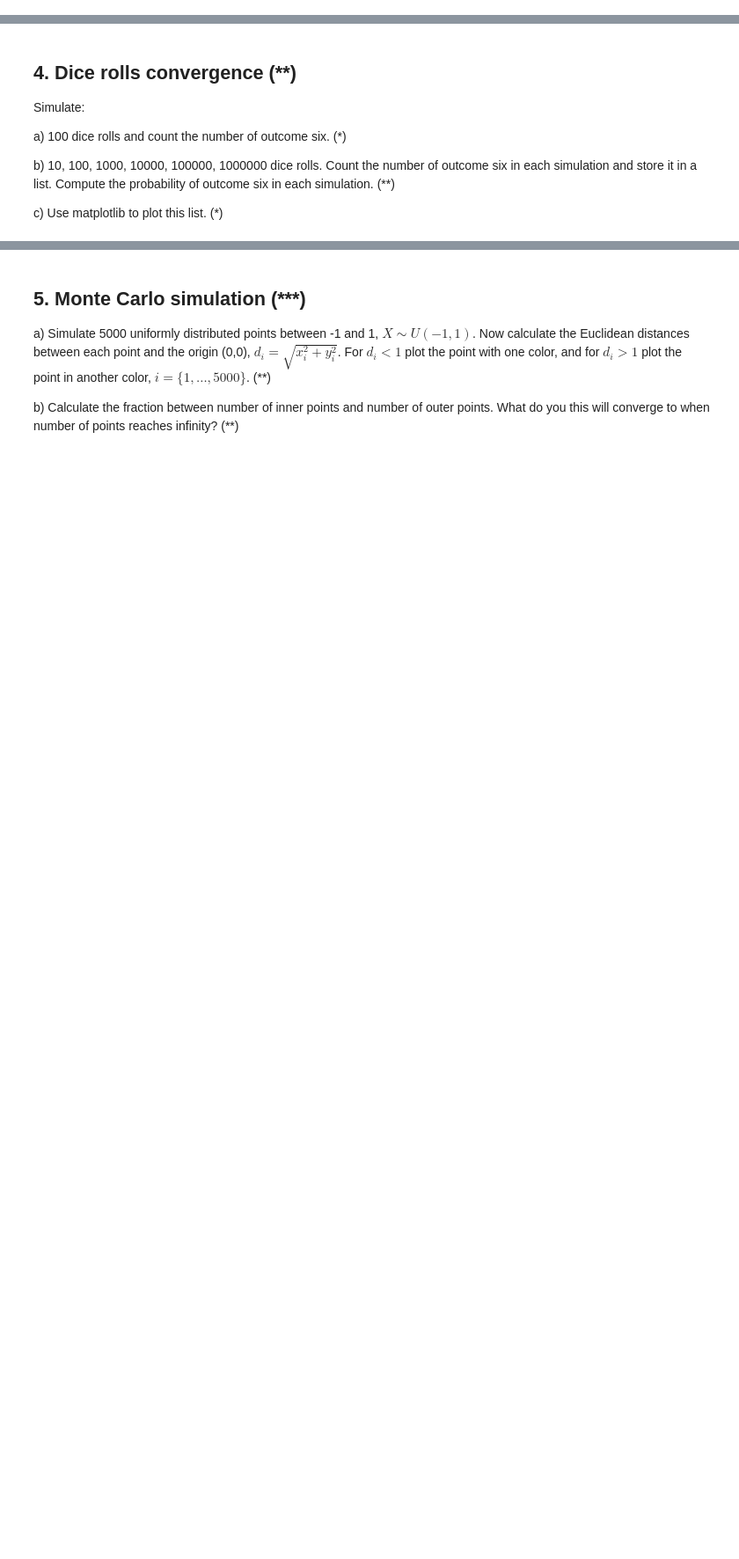
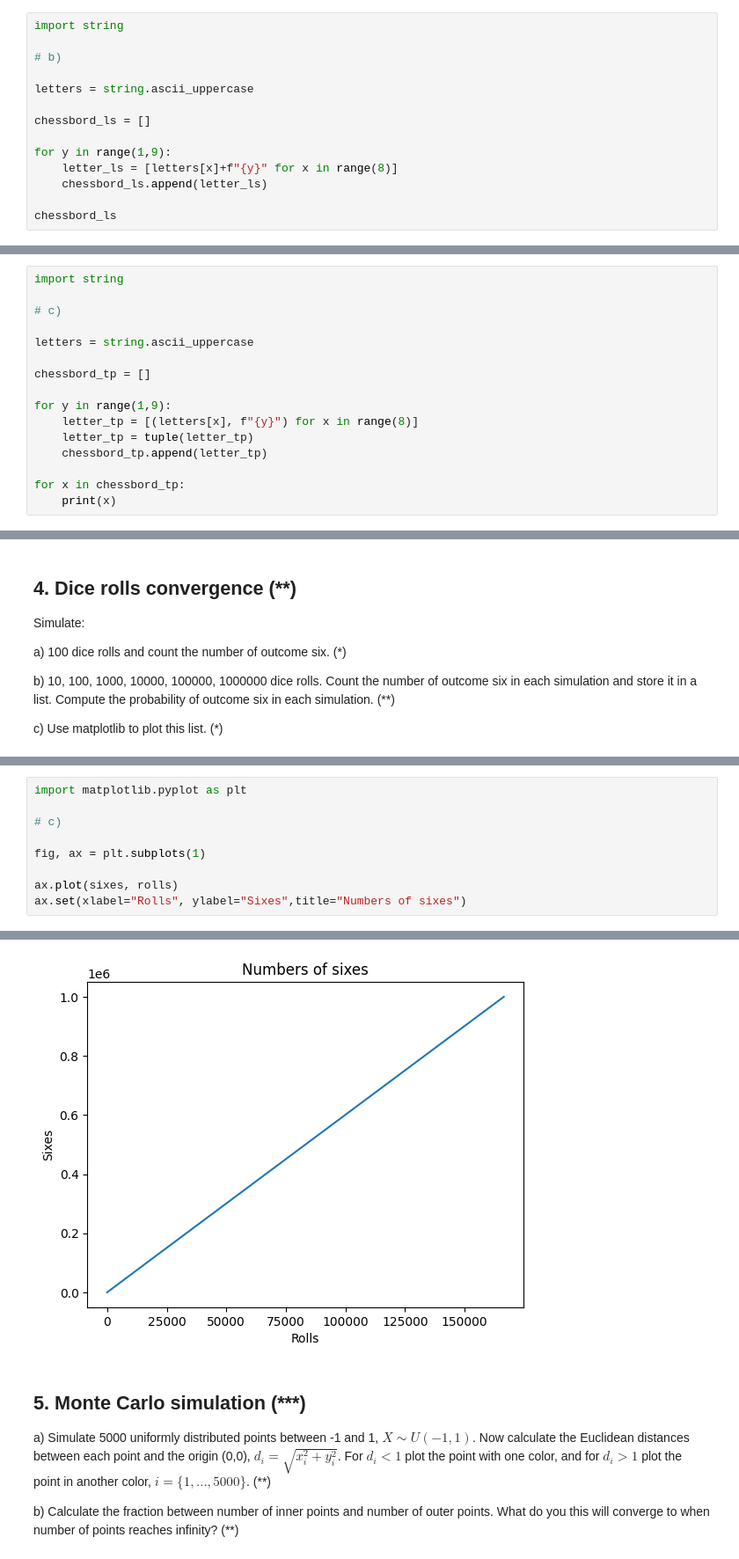
Before and after one commit to RikardOledal/python_DE25_Rikard_Oledal, a Jupyter notebook: exercises/_3_Sequences.ipynb, the cells around one changed output, grey strips where cells are left out. Shown at 88% size. Saved outputs shown, nothing was run; the diff lists cells and outputs as text; blank space fills up the shorter version.

```diff
--- a/exercises/_3_Sequences.ipynb
+++ b/exercises/_3_Sequences.ipynb
@@ -191,0 +229,14 @@ c) Instead of lists use tuples to hold the coordinates in a chessboard like this
+# %%
+import string
+
+# b)
+
+letters = string.ascii_uppercase
+
+chessbord_ls = []
+
+for y in range(1,9):
+    letter_ls = [letters[x]+f"{y}" for x in range(8)]
+    chessbord_ls.append(letter_ls)
+
+chessbord_ls
@@ -191,0 +252,16 @@ c) Instead of lists use tuples to hold the coordinates in a chessboard like this
+# %%
+import string
+
+# c)
+
+letters = string.ascii_uppercase
+
+chessbord_tp = []
+
+for y in range(1,9):
+    letter_tp = [(letters[x], f"{y}") for x in range(8)]
+    letter_tp = tuple(letter_tp)
+    chessbord_tp.append(letter_tp)
+
+for x in chessbord_tp:
+    print(x)
@@ -201,0 +367,10 @@ c) Use matplotlib to plot this list. (\*)
+# %%
+import matplotlib.pyplot as plt
+
+# c)
+
+fig, ax = plt.subplots(1)
+
+ax.plot(sixes, rolls)
+ax.set(xlabel="Rolls", ylabel="Sixes",title="Numbers of sixes")
+# %% [output]
@@ -202,3 +380,4 @@ c) Use matplotlib to plot this list. (\*)
+[figure, added]
 # %% [markdown]
 ## 5. Monte Carlo simulation (\*\*\*)
 
```
Also changed, not shown: parts of 11 cells of this notebook, 1 other file.
